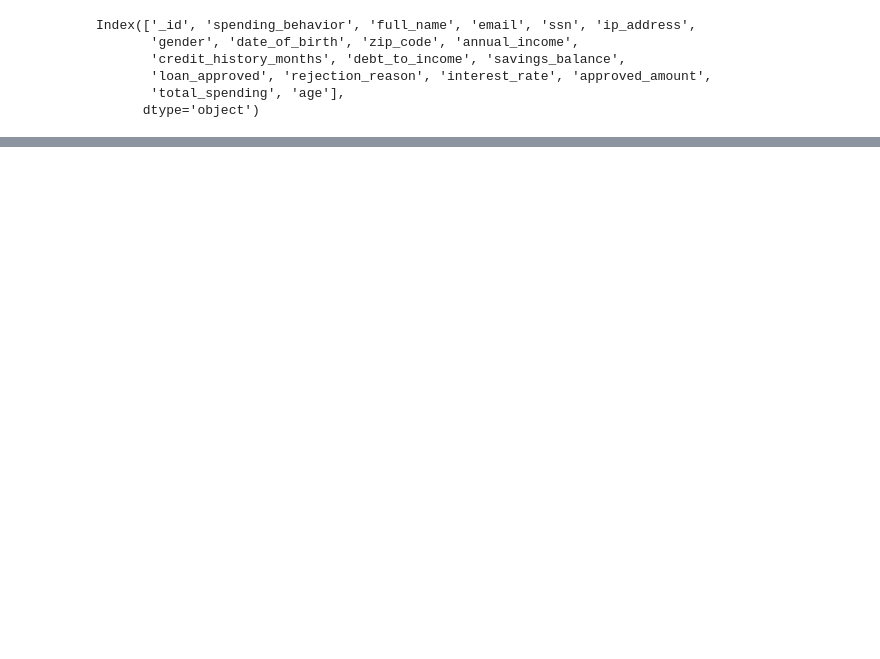
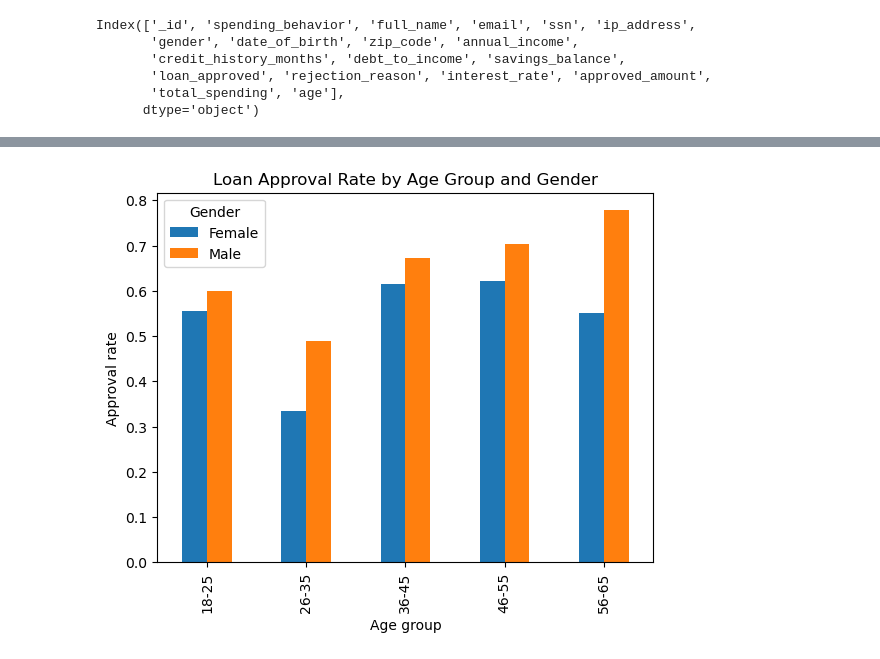
Before and after one commit to JonasKnosp/dego-project-team11-TXC, a Jupyter notebook: notebooks/02-bias-analysis.ipynb, the cells around one changed output, grey strips where cells are left out. Cells and saved outputs as stored; diff of their text form; code cells hidden in the pictures; blank space fills up the shorter version.

```diff
--- a/notebooks/02-bias-analysis.ipynb
+++ b/notebooks/02-bias-analysis.ipynb
@@ -237,0 +228,11 @@ This suggests that the combination of age and gender may influence loan approval
+# %%
+df_gender = df[df['gender'].isin(['Male', 'Female'])].copy()
+# %%
+age_gender_approval = (
+    df_gender
+    .groupby(['age_group','gender'])['loan_approved']
+    .mean()
+    .unstack()
+)
+
+age_gender_approval
@@ -237,0 +247,11 @@ This suggests that the combination of age and gender may influence loan approval
+# %%
+age_gender_approval.plot(kind='bar')
+
+plt.ylabel("Approval rate")
+plt.title("Loan Approval Rate by Age Group and Gender")
+plt.xlabel("Age group")
+
+plt.legend(title="Gender")
+plt.show()
+# %% [output]
+[figure, added]
```
Also changed, not shown: parts of 62 cells of this notebook.
